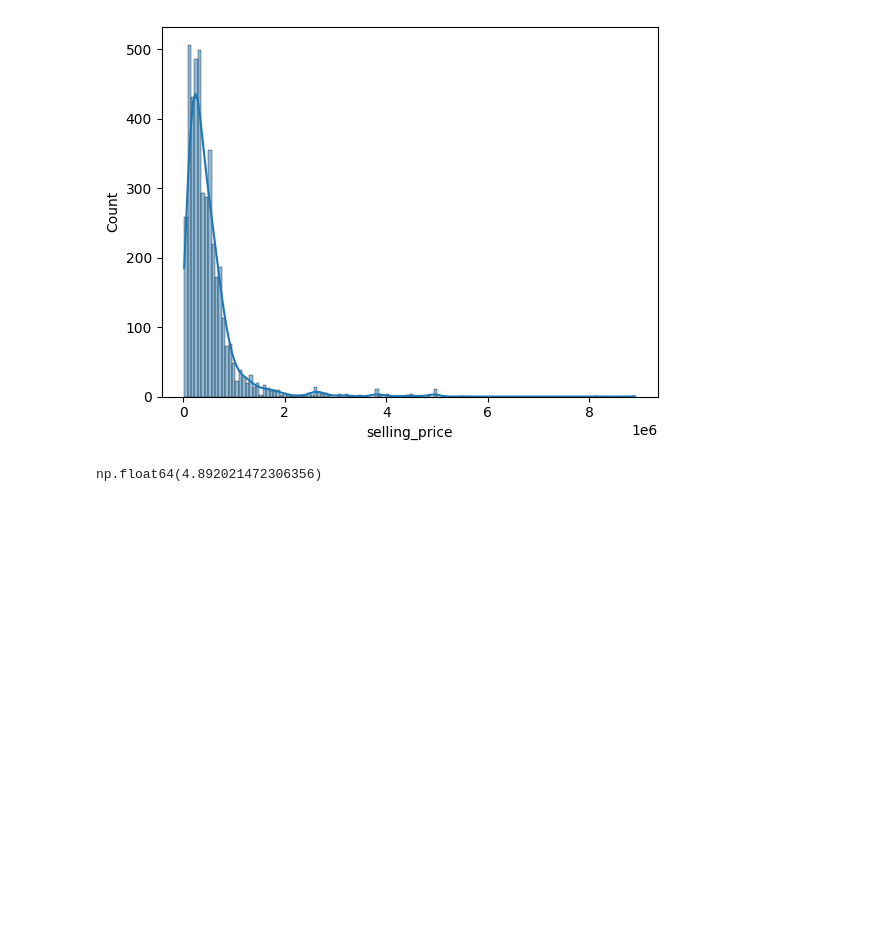
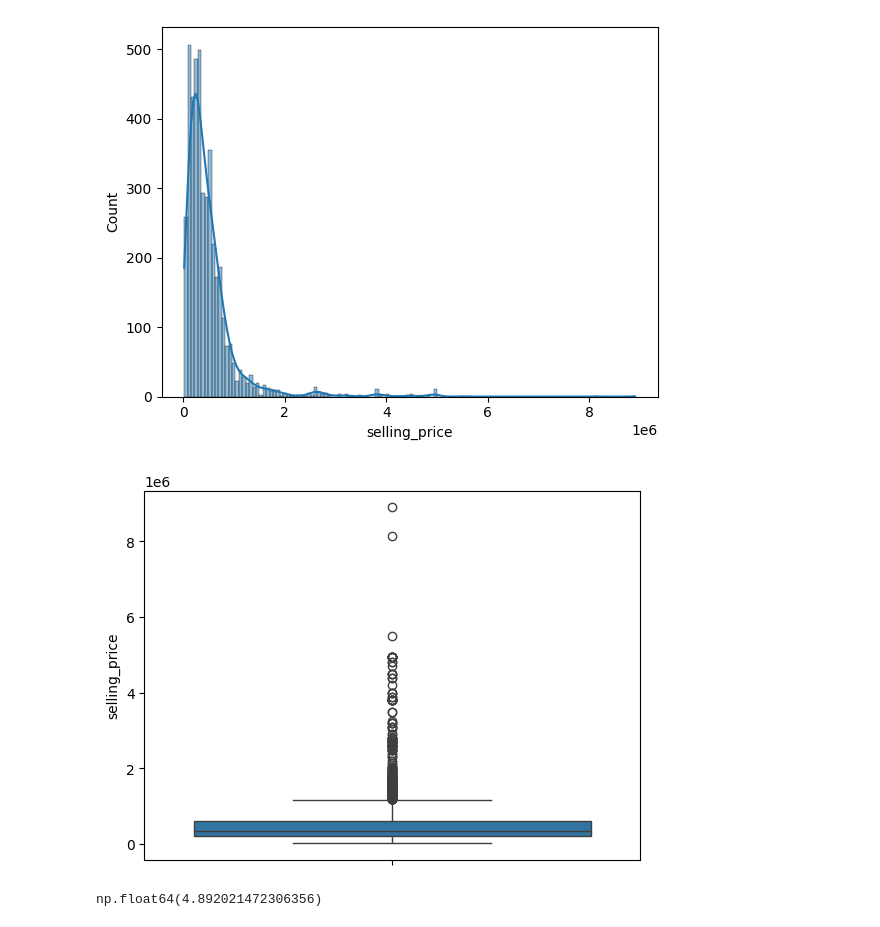
Before and after one commit to ansariafzal-ka/Car-Price-Prediction, a Jupyter notebook: main.ipynb, the cells around one changed output. Saved outputs shown, nothing was run; the diff lists cells and outputs as text; code cells hidden in the pictures; blank space fills up the shorter version.

```diff
--- a/main.ipynb
+++ b/main.ipynb
@@ -174,6 +181,11 @@ sns.histplot(df['selling_price'], kde=True) # viewing distribution of selling_pr
 plt.show()
 # %% [output]
 [figure]
+# %%
+sns.boxplot(df['selling_price']) # plotting boxplot to see outliers
+plt.show()
+# %% [output]
+[figure, added]
 # %%
 df['selling_price'].skew() # checking skewness  of selling price
 # %% [output]
```
Also changed, not shown: parts of 16 cells of this notebook, 1 other file.
